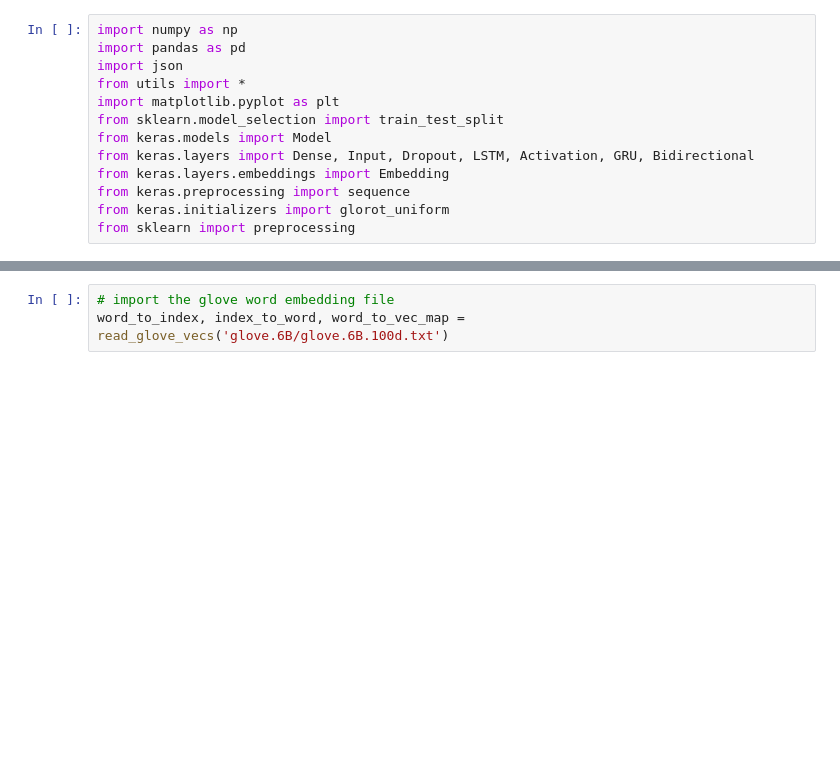
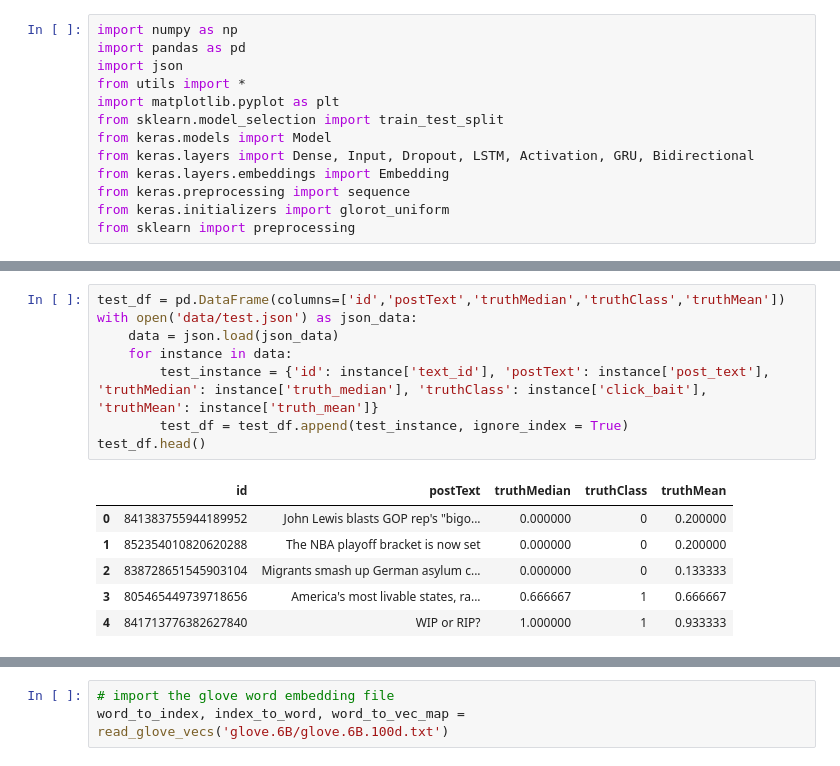
Before and after one commit to legendaryBowen/ClickbaitDetection, a Jupyter notebook: BiGRU_Clickbait_Detector.ipynb, the cells around one changed output, grey strips where cells are left out. Saved outputs shown, nothing was run; the diff lists cells and outputs as text; blank space fills up the shorter version.

```diff
--- a/BiGRU_Clickbait_Detector.ipynb
+++ b/BiGRU_Clickbait_Detector.ipynb
@@ -72,0 +71,15 @@ dataset.head()
+# %%
+test_df = pd.DataFrame(columns=['id','postText','truthMedian','truthClass','truthMean'])
+with open('data/test.json') as json_data:
+    data = json.load(json_data)
+    for instance in data:
+        test_instance = {'id': instance['text_id'], 'postText': instance['post_text'], 'truthMedian': instance['truth_median'], 'truthClass': instance['click_bait'], 'truthMean': instance['truth_mean']}
+        test_df = test_df.append(test_instance, ignore_index = True)
+test_df.head()
+# %% [output]
+|  | id | postText | truthMedian | truthClass | truthMean |
+| 0 | 841383755944189952 | John Lewis blasts GOP rep's "bigo... | 0.000000 | 0 | 0.200000 |
+| 1 | 852354010820620288 | The NBA playoff bracket is now set | 0.000000 | 0 | 0.200000 |
+| 2 | 838728651545903104 | Migrants smash up German asylum c... | 0.000000 | 0 | 0.133333 |
+| 3 | 805465449739718656 | America's most livable states, ra... | 0.666667 | 1 | 0.666667 |
+| 4 | 841713776382627840 | WIP or RIP? | 1.000000 | 1 | 0.933333 |
```
Also changed, not shown: parts of 26 cells of this notebook, 8 other files.
